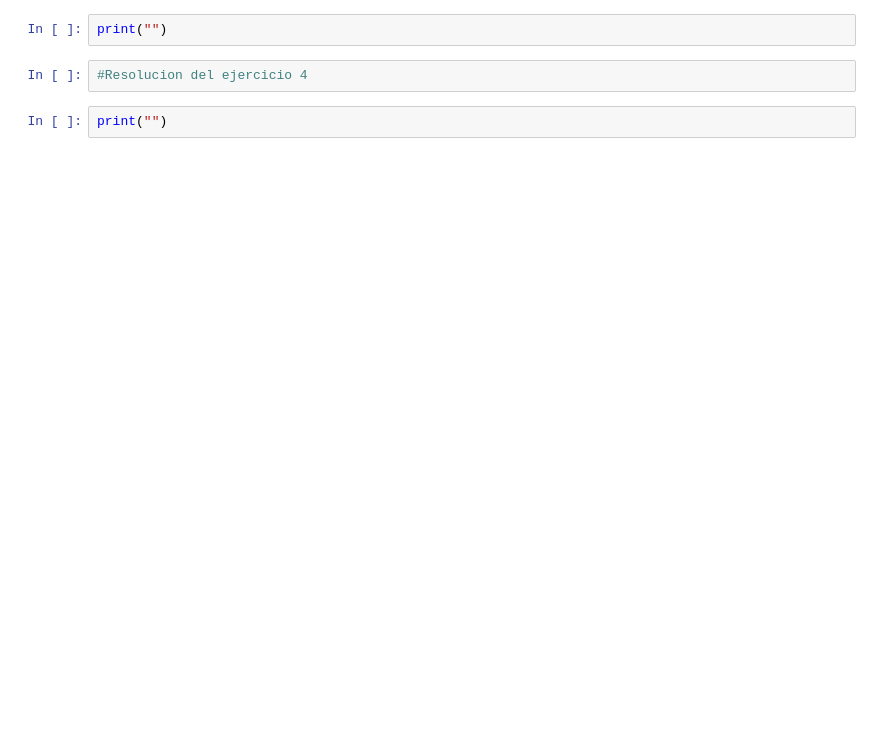
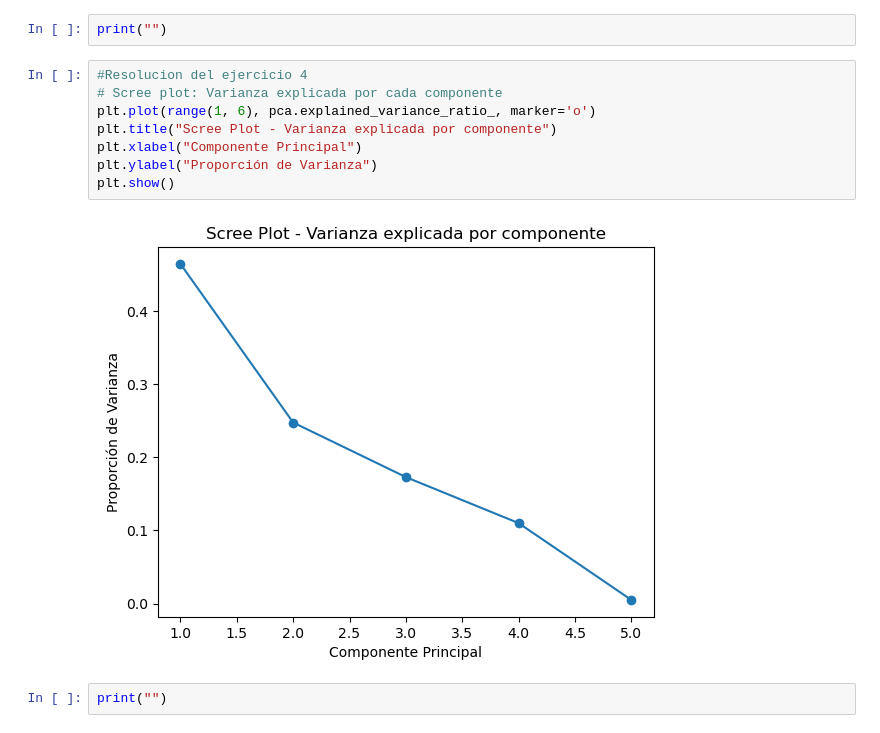
Before and after one commit to LucaDadderio0/-BigDataUBA-Grup10, a Jupyter notebook: TP3/Big_Data_TP3_Grupo10.ipynb, the cells around one changed output. Drawn from its saved outputs; the diff is of its cells as text; blank space fills up the shorter version.

```diff
--- a/TP3/Big_Data_TP3_Grupo10.ipynb
+++ b/TP3/Big_Data_TP3_Grupo10.ipynb
@@ -224,6 +366,14 @@ print("")
 print("")
 # %%
 #Resolucion del ejercicio 4
+# Scree plot: Varianza explicada por cada componente
+plt.plot(range(1, 6), pca.explained_variance_ratio_, marker='o')
+plt.title("Scree Plot - Varianza explicada por componente")
+plt.xlabel("Componente Principal")
+plt.ylabel("Proporción de Varianza")
+plt.show()
+# %% [output]
+[figure, added]
 # %%
 print("")
 # %%
```
Also changed, not shown: parts of 14 cells of this notebook.
